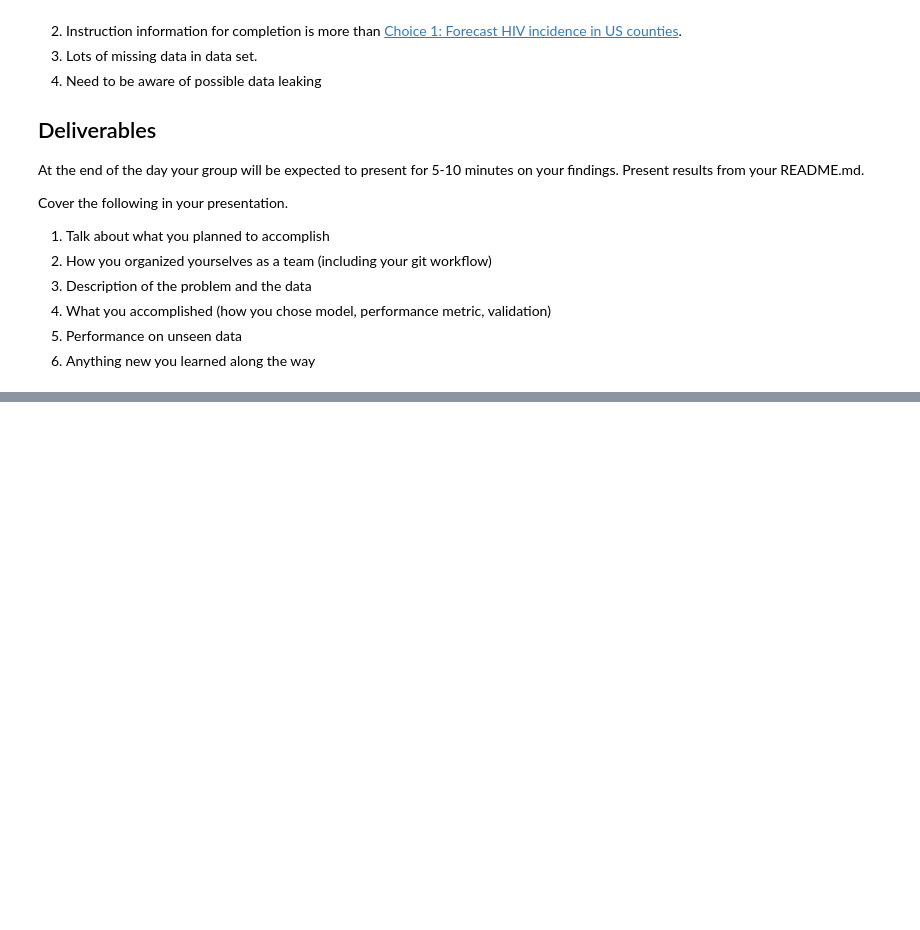
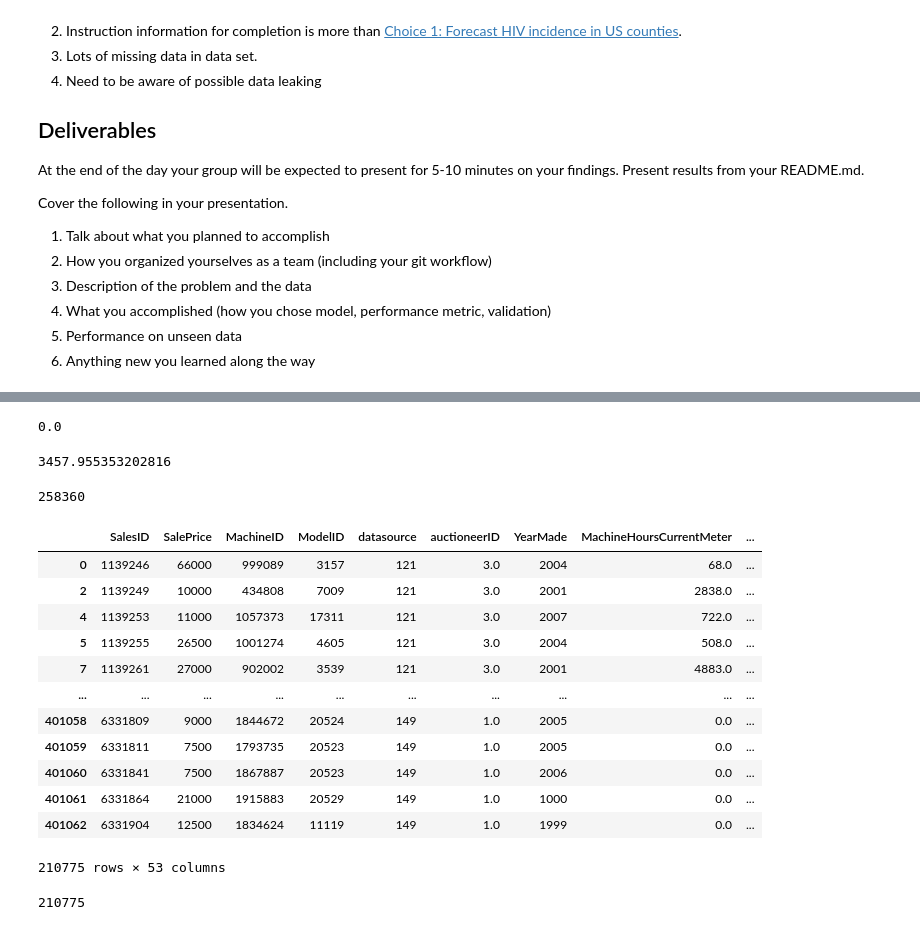
Before and after one commit to ZackStrater/predicting-farm-equipment-sale-prices, a Jupyter notebook: notebooks/a00_RegressionCaseStudy.ipynb, the cells around one changed output, grey strips where cells are left out. Drawn from its saved outputs; the diff is of its cells as text; code cells hidden in the pictures; blank space fills up the shorter version.

```diff
--- a/notebooks/a00_RegressionCaseStudy.ipynb
+++ b/notebooks/a00_RegressionCaseStudy.ipynb
@@ -238,0 +250,34 @@ You may wish to consult his Github repository devoted to this analysis for inspi
+# %%
+df['MachineHoursCurrentMeter'].median()
+# %% [output]
+0.0
+# %%
+df['MachineHoursCurrentMeter'].mean()
+# %% [output]
+3457.955353202816
+# %%
+df['MachineHoursCurrentMeter'].isna().sum()
+# %% [output]
+258360
+# %%
+df['MachineHoursCurrentMeter'] = df['MachineHoursCurrentMeter'].fillna(0.0)
+# %%
+df[df['ProductSize'].isna()]
+# %% [output]
+|  | SalesID | SalePrice | MachineID | ModelID | datasource | auctioneerID | YearMade | MachineHoursCurrentMeter | ... |
+| 0 | 1139246 | 66000 | 999089 | 3157 | 121 | 3.0 | 2004 | 68.0 | ... |
+| 2 | 1139249 | 10000 | 434808 | 7009 | 121 | 3.0 | 2001 | 2838.0 | ... |
+| 4 | 1139253 | 11000 | 1057373 | 17311 | 121 | 3.0 | 2007 | 722.0 | ... |
+| 5 | 1139255 | 26500 | 1001274 | 4605 | 121 | 3.0 | 2004 | 508.0 | ... |
+| 7 | 1139261 | 27000 | 902002 | 3539 | 121 | 3.0 | 2001 | 4883.0 | ... |
+| ... | ... | ... | ... | ... | ... | ... | ... | ... | ... |
+| 401058 | 6331809 | 9000 | 1844672 | 20524 | 149 | 1.0 | 2005 | 0.0 | ... |
+| 401059 | 6331811 | 7500 | 1793735 | 20523 | 149 | 1.0 | 2005 | 0.0 | ... |
+| 401060 | 6331841 | 7500 | 1867887 | 20523 | 149 | 1.0 | 2006 | 0.0 | ... |
+| 401061 | 6331864 | 21000 | 1915883 | 20529 | 149 | 1.0 | 1000 | 0.0 | ... |
+| 401062 | 6331904 | 12500 | 1834624 | 11119 | 149 | 1.0 | 1999 | 0.0 | ... |
+210775 rows × 53 columns
+# %%
+df['ProductSize'].isna().sum()
+# %% [output]
+210775
```
Also changed, not shown: parts of 12 cells of this notebook, 1 other file.
